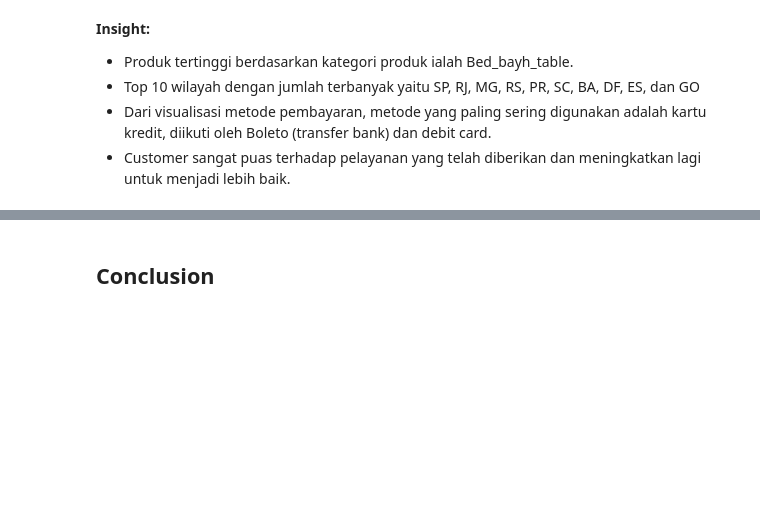
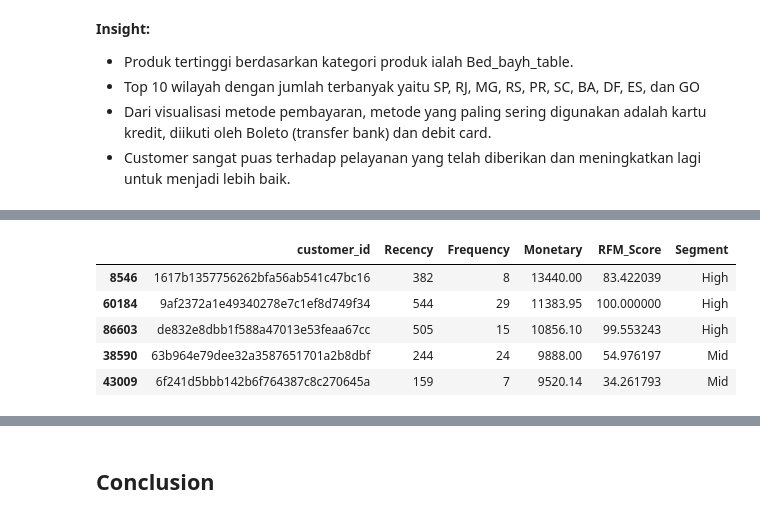
Before and after one commit to muazahalwyh/Proyek_Analisis_Data, a Jupyter notebook: notebook.ipynb, the cells around one changed output, grey strips where cells are left out. Drawn from its saved outputs; the diff is of its cells as text; code cells hidden in the pictures; blank space fills up the shorter version.

```diff
--- a/notebook.ipynb
+++ b/notebook.ipynb
@@ -1007,0 +974,11 @@ plt.show()
+# %%
+# Customer dengan pengeluaran terbesar
+top_monetary_customers = rfm.sort_values(by='Monetary', ascending=False).head(10)
+top_monetary_customers.head()
+# %% [output]
+|  | customer_id | Recency | Frequency | Monetary | RFM_Score | Segment |
+| 8546 | 1617b1357756262bfa56ab541c47bc16 | 382 | 8 | 13440.00 | 83.422039 | High |
+| 60184 | 9af2372a1e49340278e7c1ef8d749f34 | 544 | 29 | 11383.95 | 100.000000 | High |
+| 86603 | de832e8dbb1f588a47013e53feaa67cc | 505 | 15 | 10856.10 | 99.553243 | High |
+| 38590 | 63b964e79dee32a3587651701a2b8dbf | 244 | 24 | 9888.00 | 54.976197 | Mid |
+| 43009 | 6f241d5bbb142b6f764387c8c270645a | 159 | 7 | 9520.14 | 34.261793 | Mid |
```
Also changed, not shown: parts of 30 cells of this notebook, 5 other files.
